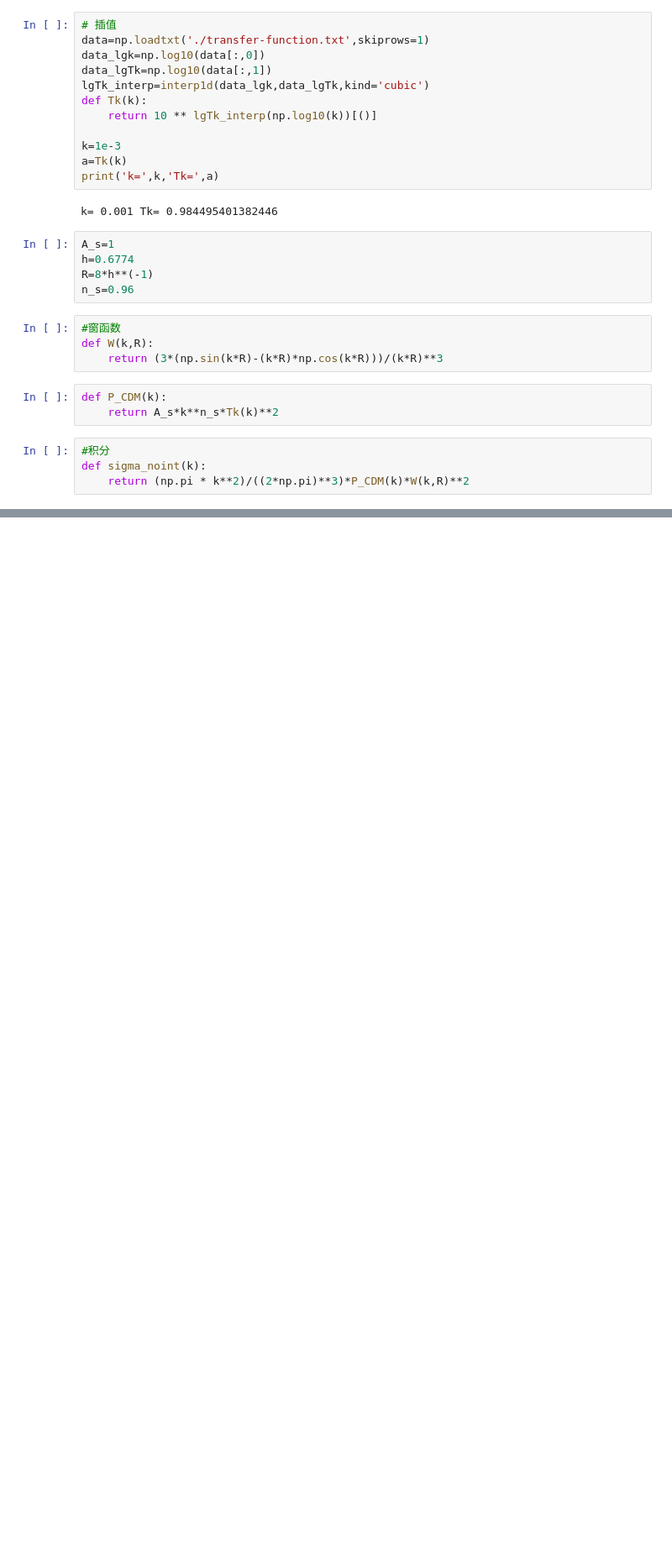
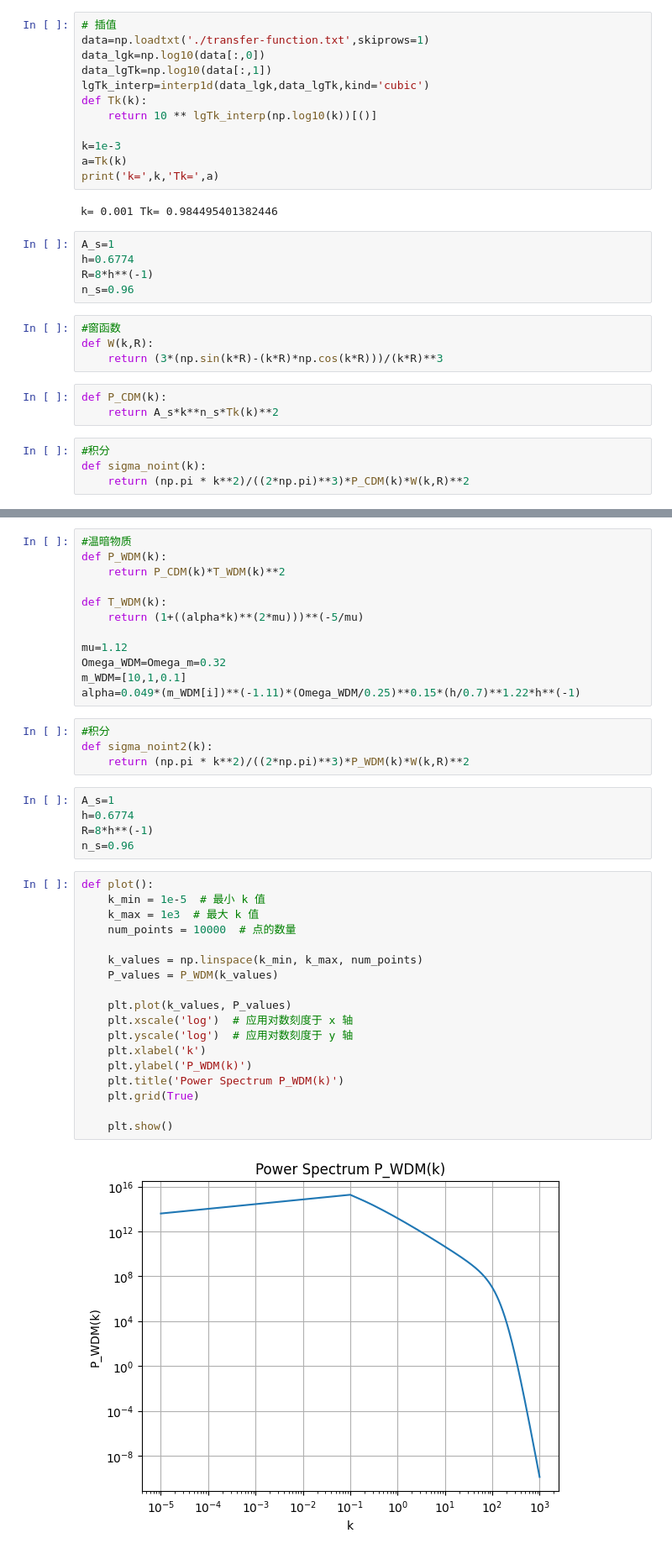
Before and after one commit to suiranruofeng/NumericalMethodsInAstro, a Jupyter notebook: homework1.ipynb, the cells around one changed output, grey strips where cells are left out. Shown: that part at 84% size. Cells and saved outputs as stored; diff of their text form; blank space fills up the shorter version.

```diff
--- a/homework1.ipynb
+++ b/homework1.ipynb
@@ -58,0 +59,41 @@ plt.show()
+# %%
+#温暗物质
+def P_WDM(k):
+    return P_CDM(k)*T_WDM(k)**2
+
+def T_WDM(k):
+    return (1+((alpha*k)**(2*mu)))**(-5/mu)
+
+mu=1.12
+Omega_WDM=Omega_m=0.32
+m_WDM=[10,1,0.1]
+alpha=0.049*(m_WDM[i])**(-1.11)*(Omega_WDM/0.25)**0.15*(h/0.7)**1.22*h**(-1)
+# %%
+#积分
+def sigma_noint2(k):
+    return (np.pi * k**2)/((2*np.pi)**3)*P_WDM(k)*W(k,R)**2
+# %%
+A_s=1
+h=0.6774
+R=8*h**(-1)
+n_s=0.96
+# %%
+def plot():
+    k_min = 1e-5  # 最小 k 值
+    k_max = 1e3  # 最大 k 值
+    num_points = 10000  # 点的数量
+
+    k_values = np.linspace(k_min, k_max, num_points)
+    P_values = P_WDM(k_values)
+
+    plt.plot(k_values, P_values)
+    plt.xscale('log')  # 应用对数刻度于 x 轴
+    plt.yscale('log')  # 应用对数刻度于 y 轴
+    plt.xlabel('k')
+    plt.ylabel('P_WDM(k)')
+    plt.title('Power Spectrum P_WDM(k)')
+    plt.grid(True)
+
+    plt.show()
+# %% [output]
+[figure, added]
```
Also changed, not shown: parts of 4 cells of this notebook, 1 other file.
